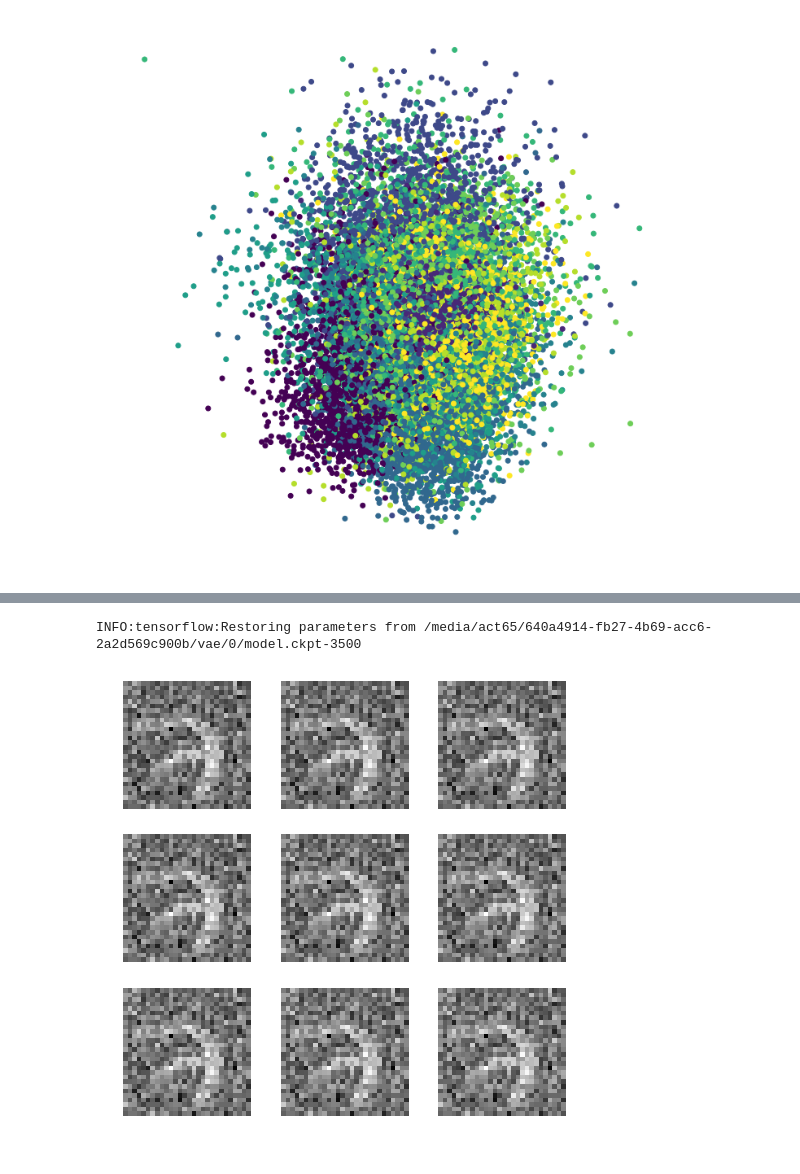
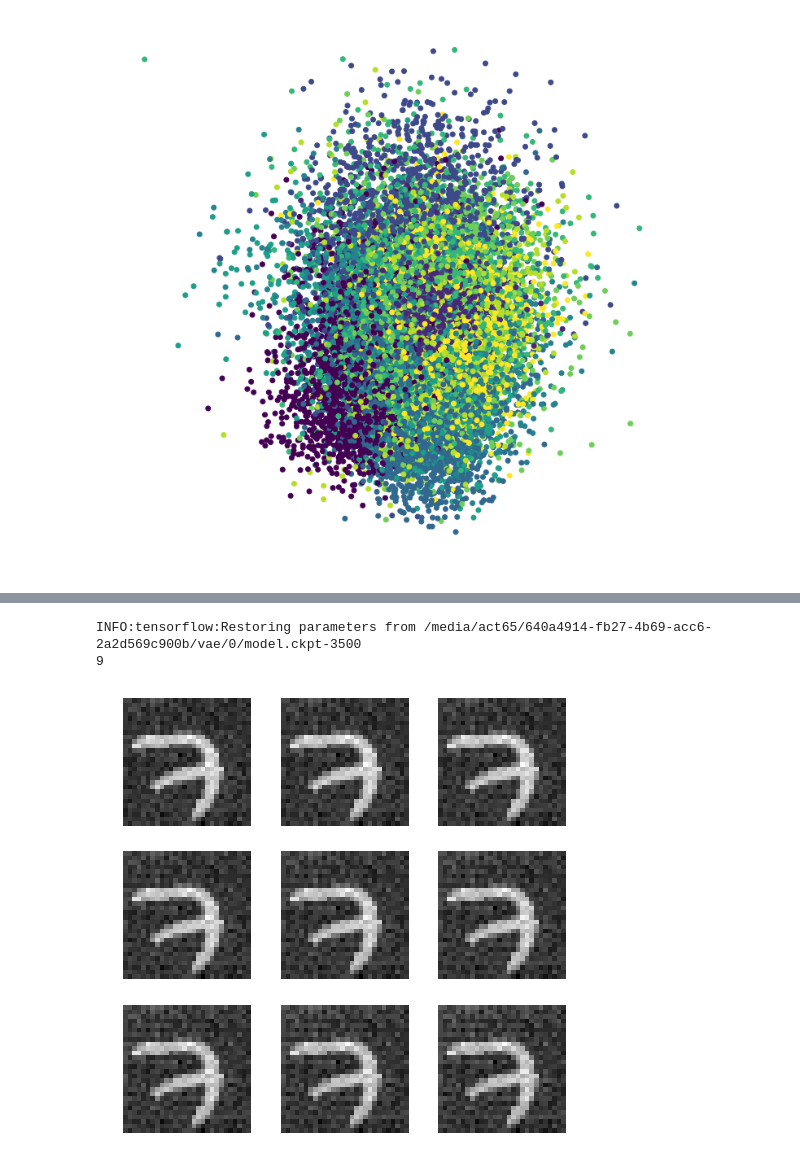
Before and after one commit to act65/mri-reconstruction, a Jupyter notebook: notebooks/learned-prior/vae-priorv2.ipynb, the cells around one changed output, grey strips where cells are left out. Saved outputs shown, nothing was run; the diff lists cells and outputs as text; code cells hidden in the pictures.

```diff
--- a/notebooks/learned-prior/vae-priorv2.ipynb
+++ b/notebooks/learned-prior/vae-priorv2.ipynb
@@ -117,16 +115,31 @@ TensorShape([Dimension(16), Dimension(10)])
+# %%
+batch_size = 5
+# %%
+images = tf.constant(mnist.train.images[0:batch_size, ...].reshape((batch_size, 28, 28, 1)))
 # %%
 # randomly init a new image
-x = features + 0.5*tf.random_normal([batch_size, 28, 28, 1])
+x = 0.1*tf.random_normal([batch_size, 28, 28, 1]) + images
 # x = tf.random_uniform(minval=0, maxval=2, shape=[10, 28, 28, 1], dtype=tf.int32)
 x = tf.cast(x, tf.float32)
 x = tf.Variable(x)
 
 # push it though the encoder and
-approx_posterior = encoder(x)
-approx_posterior_sample = approx_posterior.sample(100)
-log_p = latent_prior.log_prob(approx_posterior_sample)
+# approx_posterior = encoder(x)
+# approx_posterior_sample = approx_posterior.sample(100)
+# log_p = latent_prior.log_prob(approx_posterior_sample)
+
+# push it though the encoder and
+n_samples = 256
+z_sample = tf.reshape(latent_prior.sample(n_samples*batch_size), [n_samples, batch_size, 16])
+decoder_likelihood = decoder(z_sample)
+log_p = decoder_likelihood.log_prob(x)
 
 loss = -tf.reduce_mean(log_p)
 with tf.variable_scope('opt') as scope:
     step = tf.train.AdamOptimizer(0.01).minimize(loss, var_list=[x])
 variables = tf.get_collection(key=tf.GraphKeys.GLOBAL_VARIABLES, scope='opt')
+# %%
+with tf.Session() as sess:
+    X = sess.run(images)
+for i in range(batch_size):
+    plt.imshow(X[i, :, :, 0])
@@ -133,25 +148,25 @@ variables = tf.get_collection(key=tf.GraphKeys.GLOBAL_VARIABLES, scope='opt')
 # %%
 probs = []
-batch_size = 1
-iterations = 1000
+iterations = 100
 plt.figure(figsize=(8, 8))
 counter = 0
 with tf.Session() as sess:
-    sess.run([v.initializer for v in variables] + [x.initializer], feed_dict={features:
-        mnist.train.images[0:batch_size, ...].reshape((batch_size, 28, 28, 1))})
+    sess.run(tf.global_variables_initializer())
     saver.restore(sess, tf.train.latest_checkpoint(model_dir))
     for i in range(iterations):
         X, _, P = sess.run([x, step, log_p])
         probs.append(P)
         if i % iterations//10 == 0:
+            print('\r{}'.format(counter), end='', flush=True)
             counter += 1
             if counter < 10:
                 plt.subplot(3,3, counter)
                 plt.imshow(X[0, :, :, 0], cmap='gray')
                 plt.axis('off')
 # %% [output]
 INFO:tensorflow:Restoring parameters from /media/act65/640a4914-fb27-4b69-acc6-2a2d569c900b/vae/0/model.ckpt-3500
+9
-[figure, old version]
+[figure, new version]
 # %%
 plt.plot([np.mean(np.exp(p)) for p in probs])
 plt.xlabel('Iterations')
```
Also changed, not shown: parts of 6 cells of this notebook, 17 other files.
